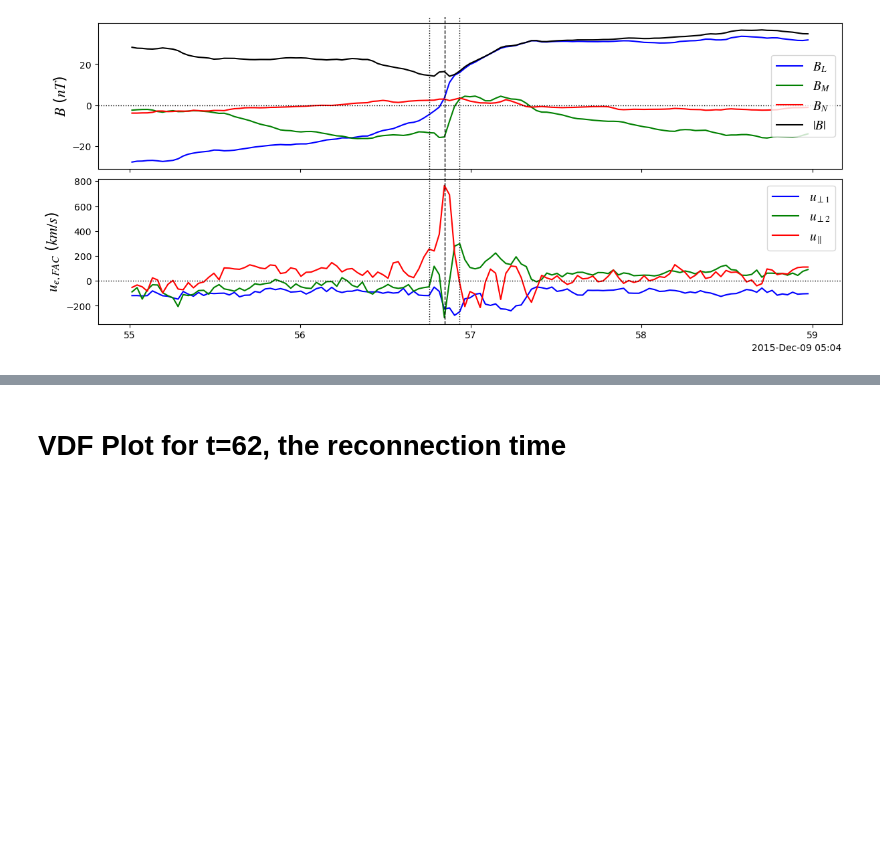
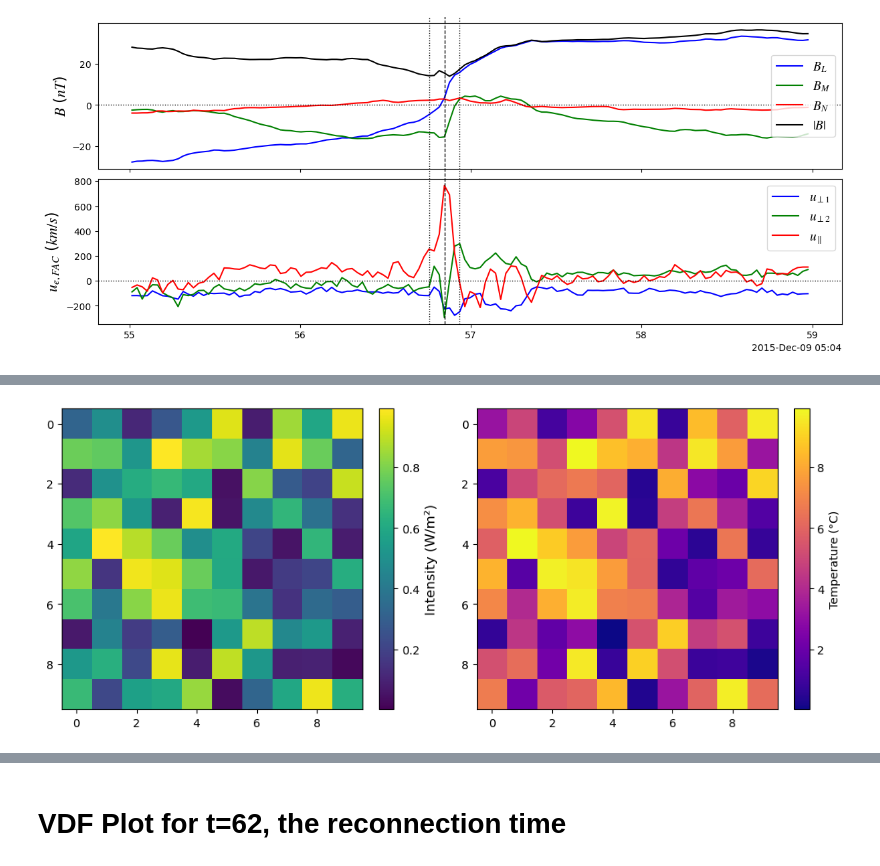
Before and after one commit to regisjohn/FPC_mRx, a Jupyter notebook: scripts/Epar_publication_plots.ipynb, the cells around one changed output, grey strips where cells are left out. Cells and saved outputs as stored; diff of their text form; code cells hidden in the pictures; blank space fills up the shorter version.

```diff
--- a/scripts/Epar_publication_plots.ipynb
+++ b/scripts/Epar_publication_plots.ipynb
@@ -467,3 +621,24 @@ plt.show()
+# %%
+import matplotlib.pyplot as plt
+import numpy as np
+
+# Create a 1x2 subplot layout
+fig, axs = plt.subplots(1, 2, figsize=(10, 4), layout="constrained")
+data = np.random.rand(10, 10)
+
+# Subplot 1
+im1 = axs[0].imshow(data, cmap="viridis")
+cbar1 = fig.colorbar(im1, ax=axs[0])
+cbar1.set_label("Intensity (W/m²)", fontsize=12)  # Method 1
+
+# Subplot 2
+im2 = axs[1].imshow(data * 10, cmap="plasma")
+# Method 2: Label defined inline
+cbar2 = fig.colorbar(im2, ax=axs[1], label="Temperature (°C)")
+
+plt.show()
+# %% [output]
+[figure, added]
 # %%
 from pyspedas import time_datetime
 import matplotlib.pyplot as plt
```
Also changed, not shown: parts of 46 cells of this notebook, 2 other files.
